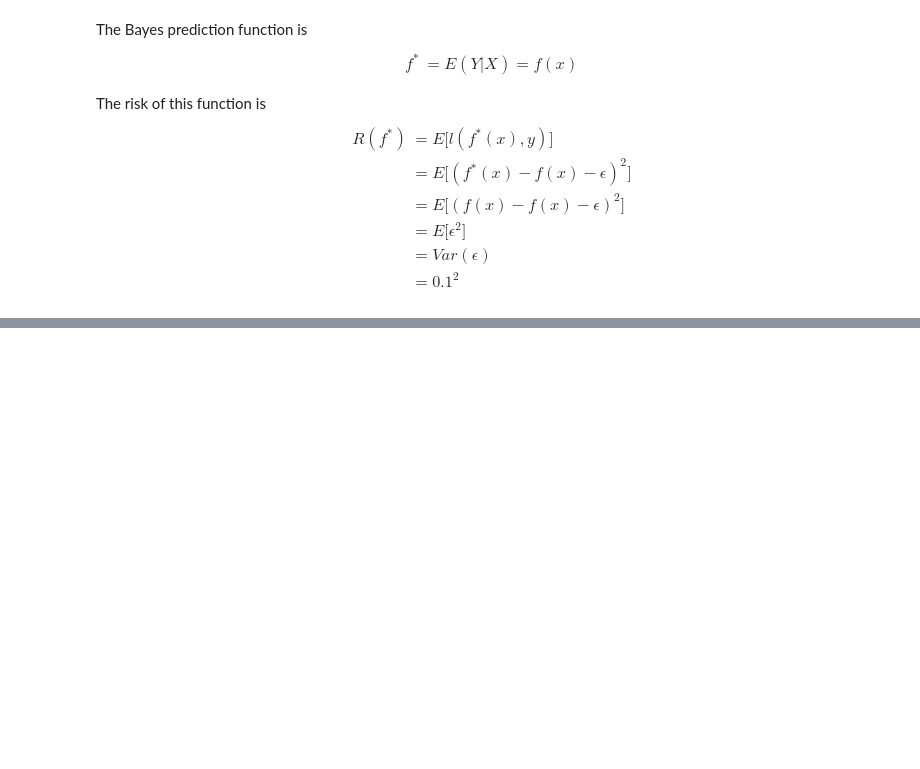
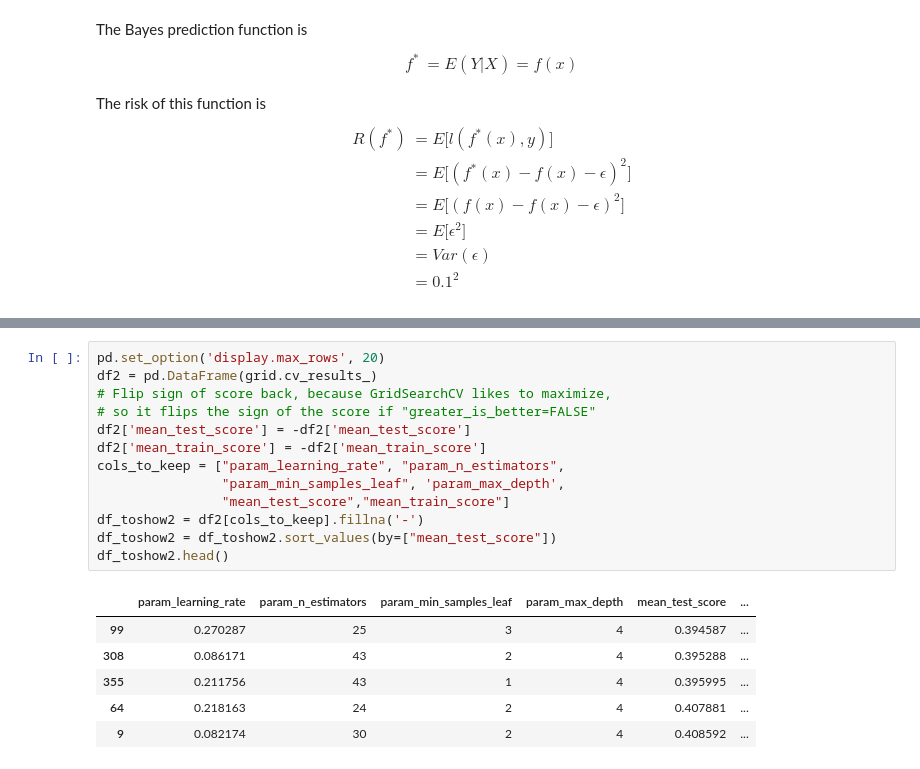
Before and after one commit to cfizette/DS-GA-1003, a Jupyter notebook: hw/4/hwk4-skeleton-code.ipynb, the cells around one changed output, grey strips where cells are left out. Drawn from its saved outputs; the diff is of its cells as text; blank space fills up the shorter version.

```diff
--- a/hw/4/hwk4-skeleton-code.ipynb
+++ b/hw/4/hwk4-skeleton-code.ipynb
@@ -437,0 +523,20 @@ R(f^*) &= E\big[l(f^*(x), y)\big]\\
+# %%
+pd.set_option('display.max_rows', 20)
+df2 = pd.DataFrame(grid.cv_results_)
+# Flip sign of score back, because GridSearchCV likes to maximize,
+# so it flips the sign of the score if "greater_is_better=FALSE"
+df2['mean_test_score'] = -df2['mean_test_score']
+df2['mean_train_score'] = -df2['mean_train_score']
+cols_to_keep = ["param_learning_rate", "param_n_estimators",
+                "param_min_samples_leaf", 'param_max_depth',
+                "mean_test_score","mean_train_score"]
+df_toshow2 = df2[cols_to_keep].fillna('-')
+df_toshow2 = df_toshow2.sort_values(by=["mean_test_score"])
+df_toshow2.head()
+# %% [output]
+|  | param_learning_rate | param_n_estimators | param_min_samples_leaf | param_max_depth | mean_test_score | ... |
+| 99 | 0.270287 | 25 | 3 | 4 | 0.394587 | ... |
+| 308 | 0.086171 | 43 | 2 | 4 | 0.395288 | ... |
+| 355 | 0.211756 | 43 | 1 | 4 | 0.395995 | ... |
+| 64 | 0.218163 | 24 | 2 | 4 | 0.407881 | ... |
+| 9 | 0.082174 | 30 | 2 | 4 | 0.408592 | ... |
```
Also changed, not shown: parts of 26 cells of this notebook, 1 other file.
